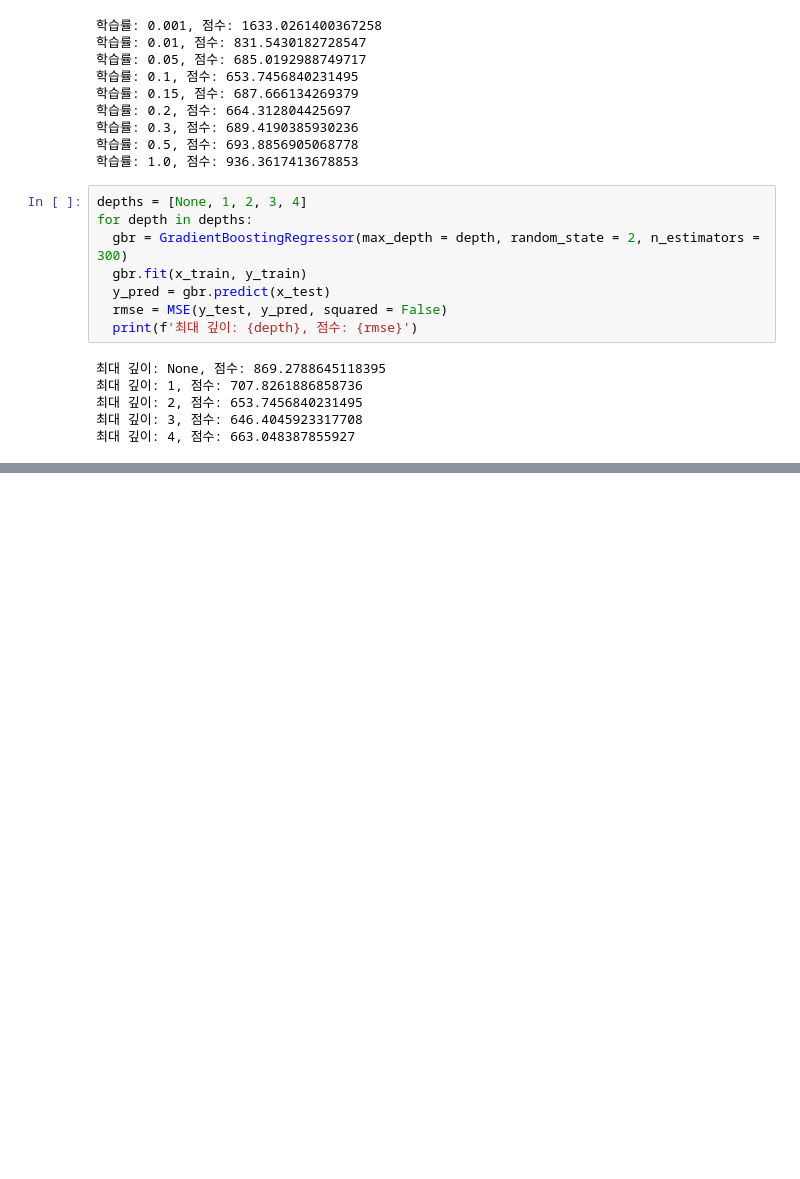
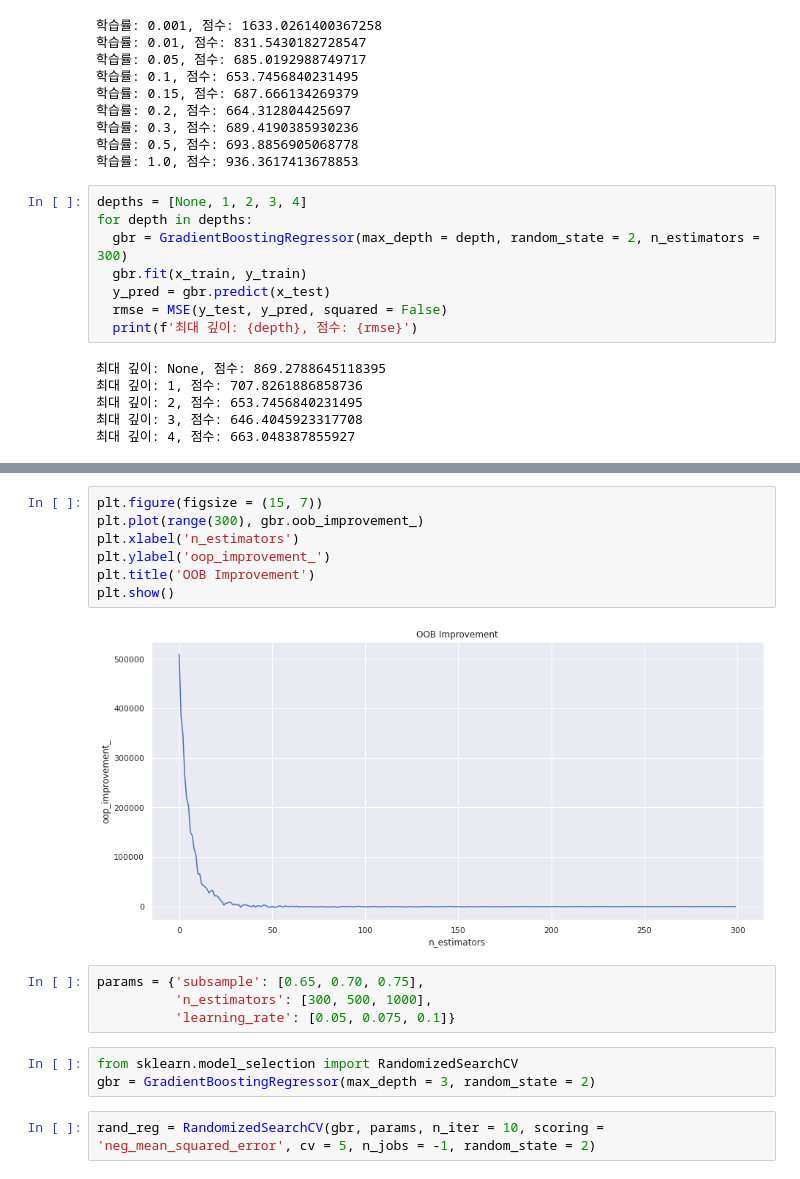
Before and after one commit to hoonzi-s/xgboost, a Jupyter notebook: 04. 그레이디언트 부스팅에서 XGBoost까지.ipynb, the cells around one changed output, grey strips where cells are left out. Drawn from its saved outputs; the diff is of its cells as text; blank space fills up the shorter version.

```diff
--- a/04. 그레이디언트 부스팅에서 XGBoost까지.ipynb
+++ b/04. 그레이디언트 부스팅에서 XGBoost까지.ipynb
@@ -149,0 +176,18 @@ for depth in depths:
+# %%
+plt.figure(figsize = (15, 7))
+plt.plot(range(300), gbr.oob_improvement_)
+plt.xlabel('n_estimators')
+plt.ylabel('oop_improvement_')
+plt.title('OOB Improvement')
+plt.show()
+# %% [output]
+[figure, added]
+# %%
+params = {'subsample': [0.65, 0.70, 0.75],
+          'n_estimators': [300, 500, 1000],
+          'learning_rate': [0.05, 0.075, 0.1]}
+# %%
+from sklearn.model_selection import RandomizedSearchCV
+gbr = GradientBoostingRegressor(max_depth = 3, random_state = 2)
+# %%
+rand_reg = RandomizedSearchCV(gbr, params, n_iter = 10, scoring = 'neg_mean_squared_error', cv = 5, n_jobs = -1, random_state = 2)
```
Also changed, not shown: parts of 25 cells of this notebook.
